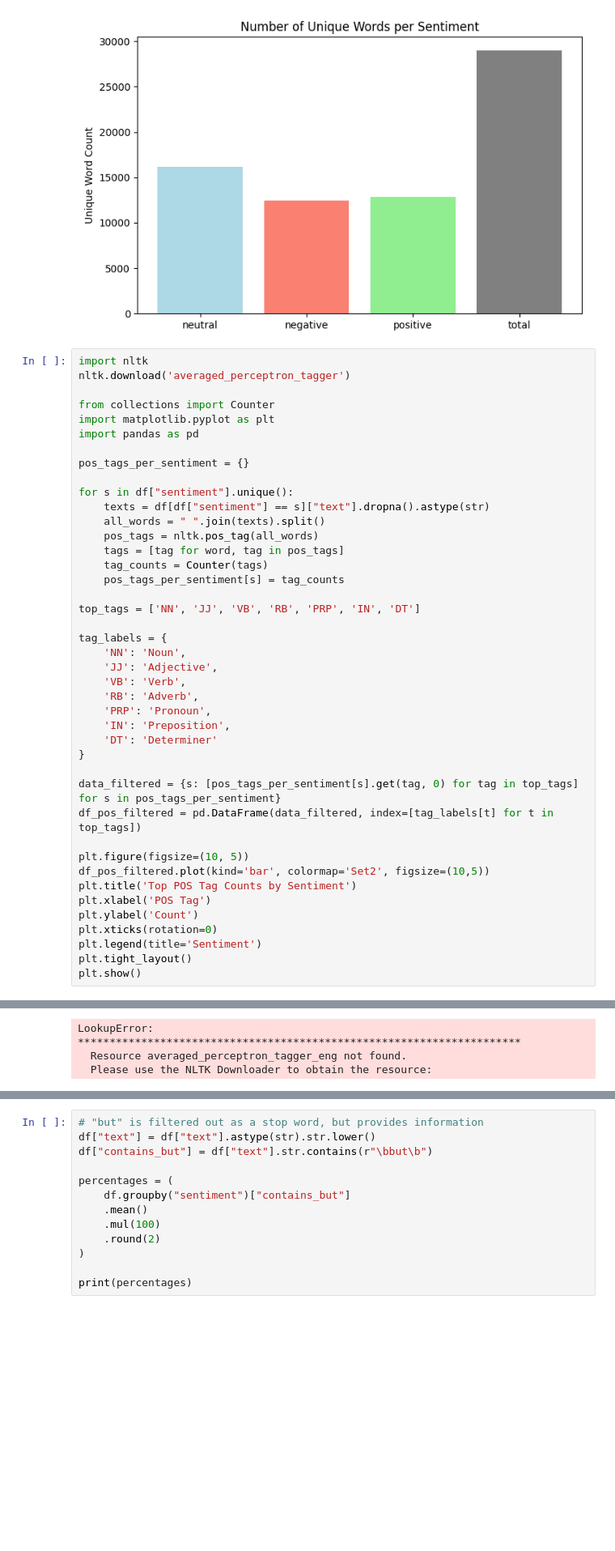
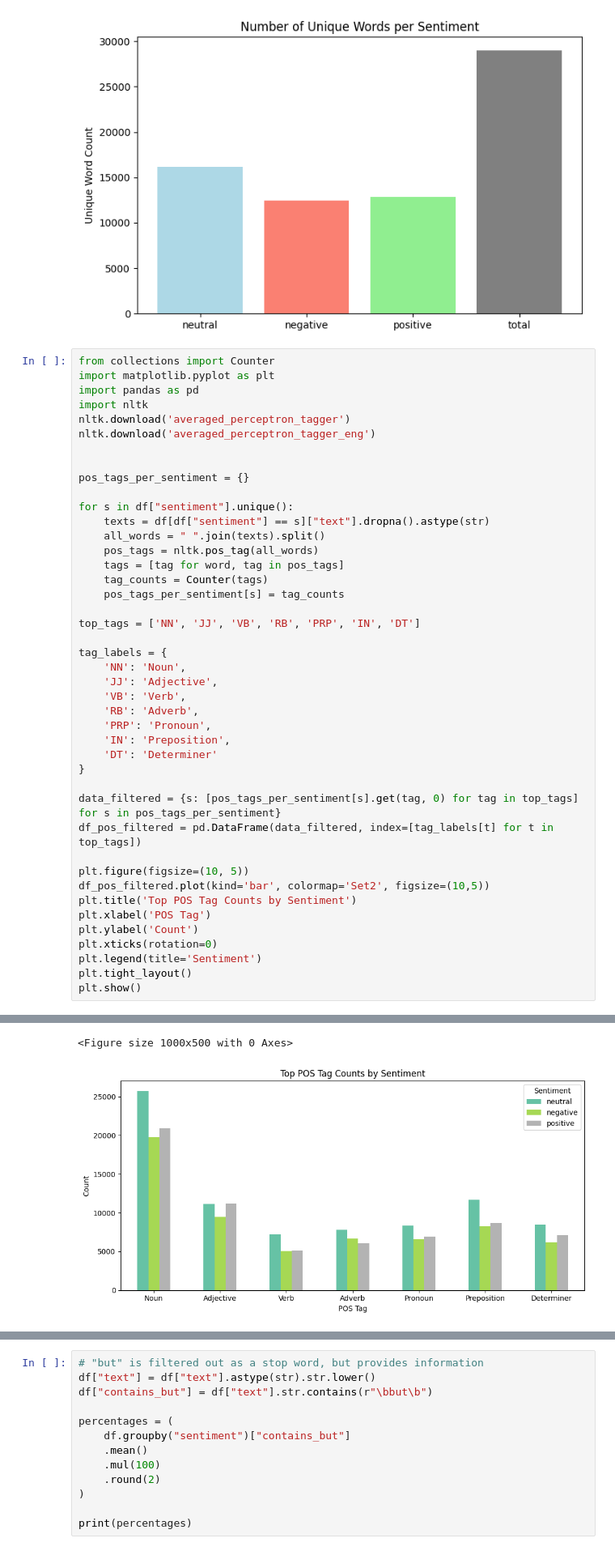
Before and after one commit to DesjardinsRepos/NLP_2025, a Jupyter notebook: 1-insights.ipynb, the cells around one changed output, grey strips where cells are left out. Shown at 81% size. Drawn from its saved outputs; the diff is of its cells as text; blank space fills up the shorter version.

```diff
--- a/1-insights.ipynb
+++ b/1-insights.ipynb
@@ -352,12 +348,13 @@ plt.show()
 # %% [output]
 [figure]
 # %%
-import nltk
-nltk.download('averaged_perceptron_tagger')
-
 from collections import Counter
 import matplotlib.pyplot as plt
 import pandas as pd
+import nltk
+nltk.download('averaged_perceptron_tagger')
+nltk.download('averaged_perceptron_tagger_eng')
+
 
 pos_tags_per_sentiment = {}
 
@@ -401,7 +402,5 @@ plt.show()
-LookupError:
-**********************************************************************
-  Resource averaged_perceptron_tagger_eng not found.
-  Please use the NLTK Downloader to obtain the resource:
+<Figure size 1000x500 with 0 Axes>
+[figure, added]
 # %%
 # LDA model discovers the top 3 topics per sentiment and visualizes the top 10 word weights for each topic
 
```
Also changed, not shown: parts of 10 cells of this notebook, 2 other files.
